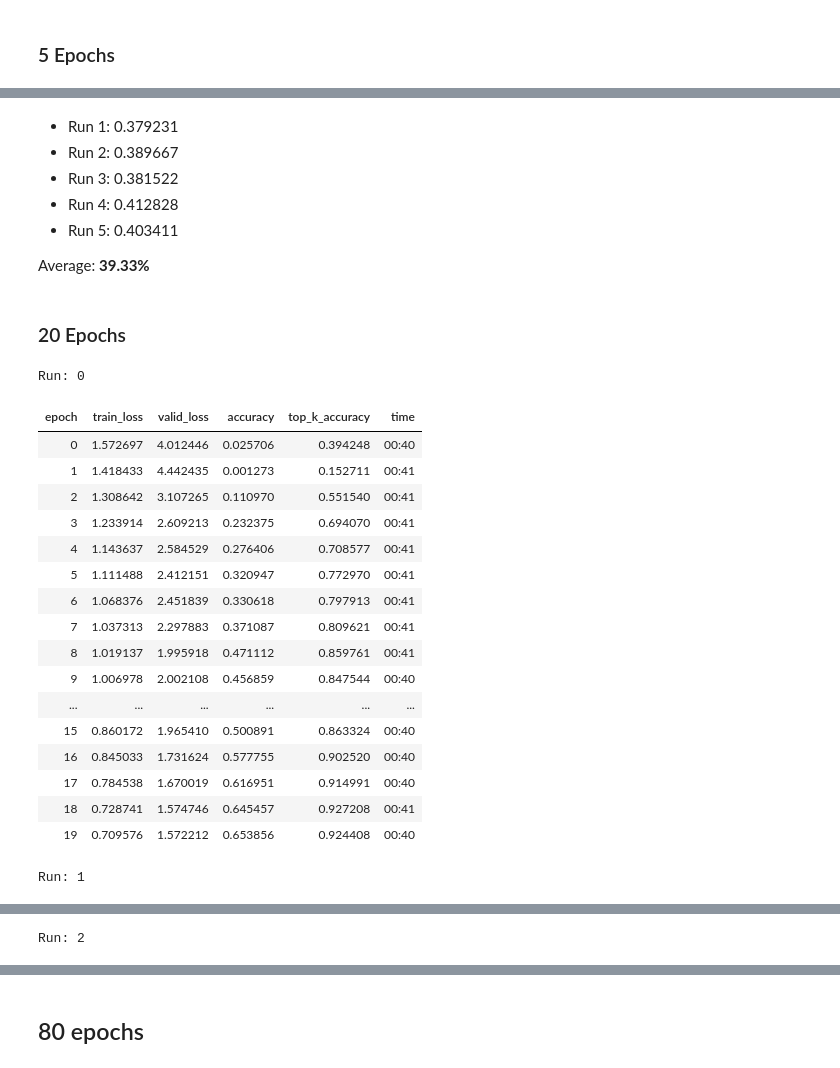
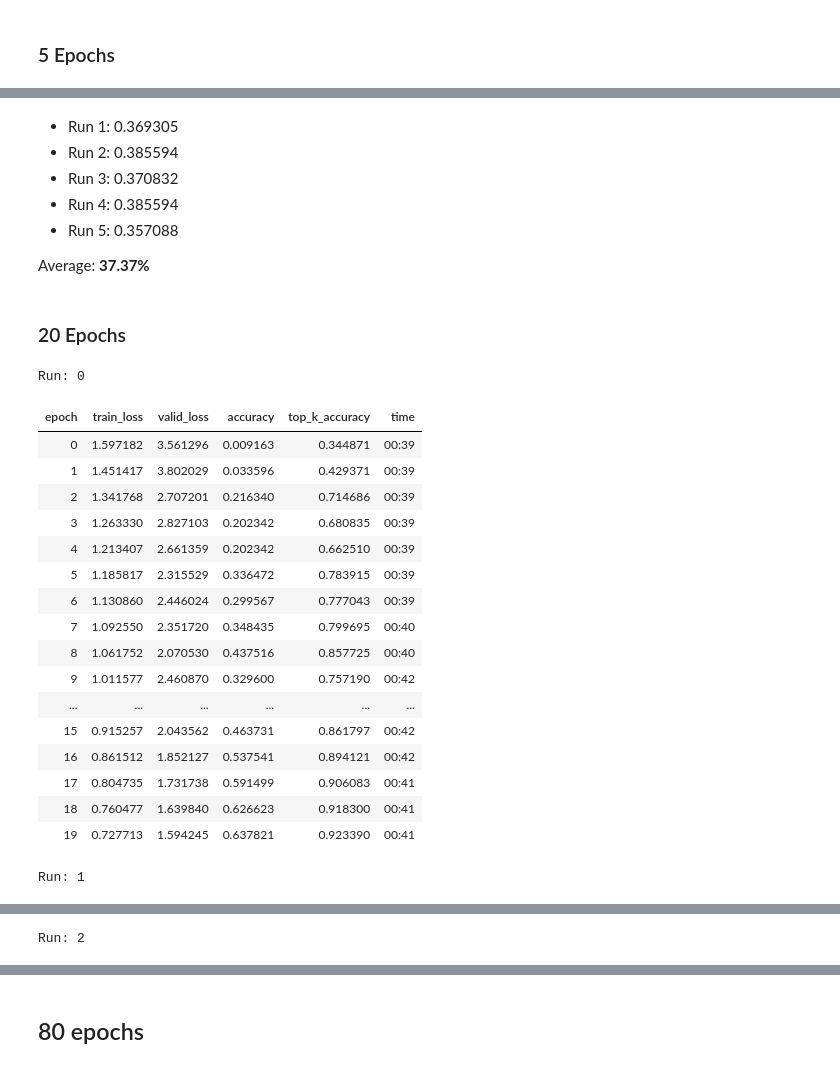
Before and after one commit to JoshVarty/SelfSupervisedLearning, a Jupyter notebook: 01_InpaintingImageWang/03_ImageWang_Leadboard_192.ipynb, the cells around one changed output, grey strips where cells are left out. Drawn from its saved outputs; the diff is of its cells as text; code cells hidden in the pictures.

```diff
--- a/01_InpaintingImageWang/03_ImageWang_Leadboard_192.ipynb
+++ b/01_InpaintingImageWang/03_ImageWang_Leadboard_192.ipynb
@@ -167,6 +124,7 @@ dbunch.show_batch()
 # %%
-learn = unet_learner(dbunch, partial(m, sa=sa), opt_func=opt_func, metrics=[], loss_func=MSELoss())
-cbs = MixUp(mixup) if mixup else []
+learn = unet_learner(dbunch, model, pretrained=False, opt_func=opt_func, metrics=[], loss_func=MSELoss())
+if fp16: learn = learn.to_fp16()
+cbs = []
 learn.fit_flat_cos(epochs, lr, wd=1e-2, cbs=cbs)
 # %% [output]
 | epoch | train_loss | valid_loss | time |
@@ -192,22 +150,26 @@ torch.save(learn.model[0].state_dict(), 'imagewang_inpainting_15_epochs.pth')
 # %% [markdown]
 ## Downstream Task: Image Classification
 # %%
-def get_dbunch(size, bs, sh=0., workers=None):
+def get_dbunch(size, bs):
     if size<=224:
         path = URLs.IMAGEWANG_160
     else:
         path = URLs.IMAGEWANG
     source = untar_data(path)
-    if workers is None: workers = min(8, num_cpus())
+
+    item_tfms=[RandomResizedCrop(size, min_scale=0.35), FlipItem(0.5)]
+    batch_tfms=RandomErasing(p=0.9, max_count=3, sh=sh)
     dblock = DataBlock(blocks=(ImageBlock, CategoryBlock),
                        splitter=GrandparentSplitter(valid_name='val'),
-                       get_items=get_image_files, get_y=parent_label)
-    item_tfms=[RandomResizedCrop(size, min_scale=0.35), FlipItem(0.5)]
-    batch_tfms=RandomErasing(p=0.9, max_count=3, sh=sh) if sh else None
-    return dblock.databunch(source, path=source, bs=bs, num_workers=workers,
-                            item_tfms=item_tfms, batch_tfms=batch_tfms)
+                       get_items=get_image_files,
+                       get_y=parent_label,
+                       item_tfms=item_tfms,
+                       batch_tfms=batch_tfms)
+
+    workers = min(8, num_cpus())
+    return dblock.dataloaders(source, path=source, bs=bs, num_workers=workers)
 # %%
-dbunch = get_dbunch(size, bs, sh=sh)
+dbunch = get_dbunch(size, bs)
 # %% [markdown]
 ### 5 Epochs
 # %%
@@ -216,11 +178,10 @@ runs = 5
 # %%
 for run in range(runs):
         print(f'Run: {run}')
-        learn = Learner(dbunch, m(c_out=20, act_cls=torch.nn.ReLU, sa=sa, sym=sym, pool=pool), opt_func=opt_func, \
+        learn = Learner(dbunch, model(c_out=20, pretrained=False, act_cls=torch.nn.ReLU, sa=sa, sym=sym, pool=pool), opt_func=opt_func, \
                 metrics=[accuracy,top_k_accuracy], loss_func=LabelSmoothingCrossEntropy())
-        if dump: print(learn.model); exit()
         if fp16: learn = learn.to_fp16()
-        cbs = MixUp(mixup) if mixup else []
+        cbs = []
 
         # Load weights generated from training on our pretext task
         state_dict = torch.load('imagewang_inpainting_15_epochs.pth')
@@ -231,7 +192,7 @@ for run in range(runs):
 
         learn.model.load_state_dict(state_dict)
 
-        learn.freeze()
+        #learn.freeze()
         learn.fit_flat_cos(epochs, lr, wd=1e-2, cbs=cbs)
 # %% [output]
 Run: 0
@@ -272,11 +233,11 @@ Run: 4
 # %% [markdown]
-- Run 1: 0.379231
-- Run 2: 0.389667
-- Run 3: 0.381522
-- Run 4: 0.412828
-- Run 5: 0.403411
+- Run 1: 0.369305
+- Run 2: 0.385594
+- Run 3: 0.370832
+- Run 4: 0.385594
+- Run 5: 0.357088
 
-Average: **39.33%**
+Average: **37.37%**
 # %% [markdown]
 ### 20 Epochs
 # %%
@@ -285,41 +246,40 @@ runs = 3
 # %%
 for run in range(runs):
         print(f'Run: {run}')
-        learn = Learner(dbunch, m(c_out=20, act_cls=torch.nn.ReLU, sa=sa, sym=sym, pool=pool), opt_func=opt_func, \
+        learn = Learner(dbunch, model(c_out=20, pretrained=False, act_cls=torch.nn.ReLU, sa=sa, sym=sym, pool=pool), opt_func=opt_func, \
                 metrics=[accuracy,top_k_accuracy], loss_func=LabelSmoothingCrossEntropy())
-        if dump: print(learn.model); exit()
         if fp16: learn = learn.to_fp16()
-        cbs = MixUp(mixup) if mixup else []
+        cbs = []
 
         # Load weights generated from training on our pretext task
         state_dict = torch.load('imagewang_inpainting_15_epochs.pth')
         # HACK: If we don't have all of the parameters for our learner, we get an error
         linear_layer = learn.model[-1]
         state_dict['11.weight'] = linear_layer.weight
         state_dict['11.bias'] = linear_layer.bias
 
         learn.model.load_state_dict(state_dict)
 
         learn.freeze()
         learn.fit_flat_cos(epochs, lr, wd=1e-2, cbs=cbs)
 # %% [output]
 Run: 0
 | epoch | train_loss | valid_loss | accuracy | top_k_accuracy | time |
-| 0 | 1.572697 | 4.012446 | 0.025706 | 0.394248 | 00:40 |
-| 1 | 1.418433 | 4.442435 | 0.001273 | 0.152711 | 00:41 |
-| 2 | 1.308642 | 3.107265 | 0.110970 | 0.551540 | 00:41 |
-| 3 | 1.233914 | 2.609213 | 0.232375 | 0.694070 | 00:41 |
-| 4 | 1.143637 | 2.584529 | 0.276406 | 0.708577 | 00:41 |
-| 5 | 1.111488 | 2.412151 | 0.320947 | 0.772970 | 00:41 |
-| 6 | 1.068376 | 2.451839 | 0.330618 | 0.797913 | 00:41 |
-| 7 | 1.037313 | 2.297883 | 0.371087 | 0.809621 | 00:41 |
-| 8 | 1.019137 | 1.995918 | 0.471112 | 0.859761 | 00:41 |
-| 9 | 1.006978 | 2.002108 | 0.456859 | 0.847544 | 00:40 |
+| 0 | 1.597182 | 3.561296 | 0.009163 | 0.344871 | 00:39 |
+| 1 | 1.451417 | 3.802029 | 0.033596 | 0.429371 | 00:39 |
+| 2 | 1.341768 | 2.707201 | 0.216340 | 0.714686 | 00:39 |
+| 3 | 1.263330 | 2.827103 | 0.202342 | 0.680835 | 00:39 |
+| 4 | 1.213407 | 2.661359 | 0.202342 | 0.662510 | 00:39 |
+| 5 | 1.185817 | 2.315529 | 0.336472 | 0.783915 | 00:39 |
+| 6 | 1.130860 | 2.446024 | 0.299567 | 0.777043 | 00:39 |
+| 7 | 1.092550 | 2.351720 | 0.348435 | 0.799695 | 00:40 |
+| 8 | 1.061752 | 2.070530 | 0.437516 | 0.857725 | 00:40 |
+| 9 | 1.011577 | 2.460870 | 0.329600 | 0.757190 | 00:42 |
 | ... | ... | ... | ... | ... | ... |
-| 15 | 0.860172 | 1.965410 | 0.500891 | 0.863324 | 00:40 |
-| 16 | 0.845033 | 1.731624 | 0.577755 | 0.902520 | 00:40 |
-| 17 | 0.784538 | 1.670019 | 0.616951 | 0.914991 | 00:40 |
-| 18 | 0.728741 | 1.574746 | 0.645457 | 0.927208 | 00:41 |
-| 19 | 0.709576 | 1.572212 | 0.653856 | 0.924408 | 00:40 |
+| 15 | 0.915257 | 2.043562 | 0.463731 | 0.861797 | 00:42 |
+| 16 | 0.861512 | 1.852127 | 0.537541 | 0.894121 | 00:42 |
+| 17 | 0.804735 | 1.731738 | 0.591499 | 0.906083 | 00:41 |
+| 18 | 0.760477 | 1.639840 | 0.626623 | 0.918300 | 00:41 |
+| 19 | 0.727713 | 1.594245 | 0.637821 | 0.923390 | 00:41 |
 Run: 1
 | epoch | train_loss | valid_loss | accuracy | top_k_accuracy | time |
```
Also changed, not shown: parts of 22 cells of this notebook.
